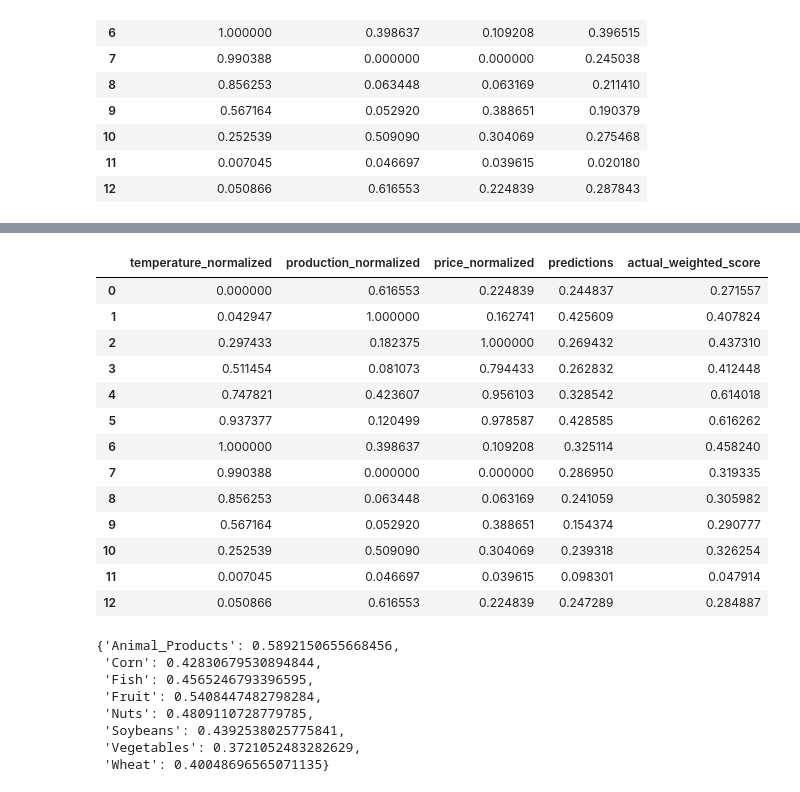
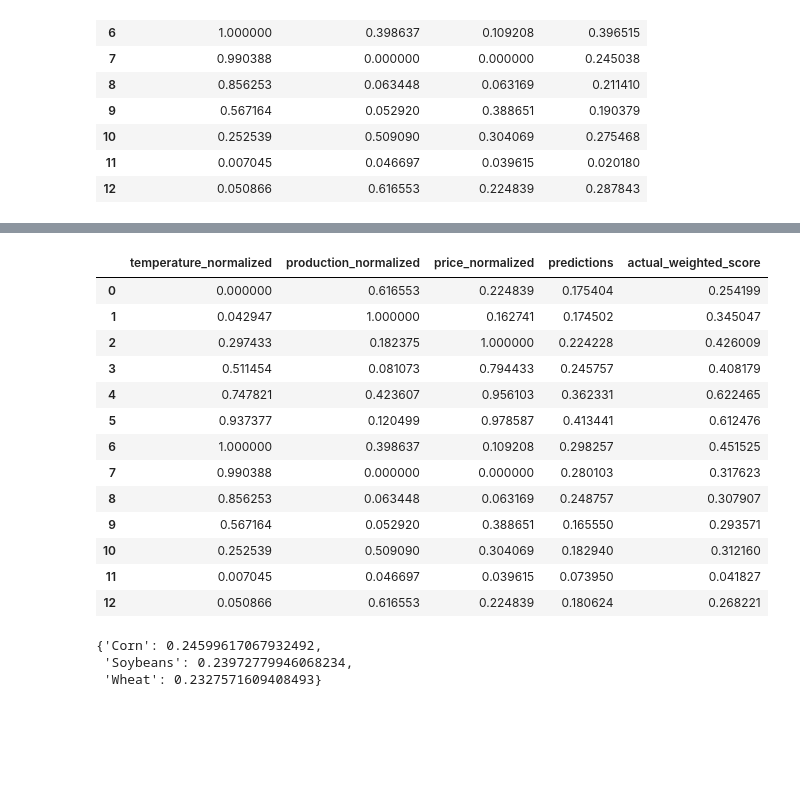
Before and after one commit to bengoh815/maddata2024, a Jupyter notebook: cook.ipynb, the cells around one changed output, grey strips where cells are left out. Drawn from its saved outputs; the diff is of its cells as text; code cells hidden in the pictures; blank space fills up the shorter version.

```diff
--- a/cook.ipynb
+++ b/cook.ipynb
@@ -368,46 +373,42 @@ predictions, y_test
  Name: weighted_score, dtype: float64)
 # %%
-df=load_csv("Wheat.csv")
-for column in df.columns[1:]:
-    df = normalize_column(df, column)
+filename = "Wheat.csv"
 
-df = df.filter(like='_normalized')
+def predict_weighted_score(csv_file):
+    df=load_csv(csv_file)
+    for column in df.columns[1:]:
+        df = normalize_column(df, column)
 
-df["predictions"] = best_rf.predict(df)
-df['actual_weighted_score'] = df.mean(axis=1)
+    df = df.filter(like='_normalized')
 
-df
+    df["predictions"] = best_rf.predict(df)
+    df['actual_weighted_score'] = df.mean(axis=1)
+    return df
+
+df_wheat_weighted = predict_weighted_score(filename)
+df_wheat_weighted
 # %% [output]
 |  | temperature_normalized | production_normalized | price_normalized | predictions | actual_weighted_score |
-| 0 | 0.000000 | 0.616553 | 0.224839 | 0.244837 | 0.271557 |
-| 1 | 0.042947 | 1.000000 | 0.162741 | 0.425609 | 0.407824 |
-| 2 | 0.297433 | 0.182375 | 1.000000 | 0.269432 | 0.437310 |
-| 3 | 0.511454 | 0.081073 | 0.794433 | 0.262832 | 0.412448 |
-| 4 | 0.747821 | 0.423607 | 0.956103 | 0.328542 | 0.614018 |
-| 5 | 0.937377 | 0.120499 | 0.978587 | 0.428585 | 0.616262 |
-| 6 | 1.000000 | 0.398637 | 0.109208 | 0.325114 | 0.458240 |
-| 7 | 0.990388 | 0.000000 | 0.000000 | 0.286950 | 0.319335 |
-| 8 | 0.856253 | 0.063448 | 0.063169 | 0.241059 | 0.305982 |
-| 9 | 0.567164 | 0.052920 | 0.388651 | 0.154374 | 0.290777 |
-| 10 | 0.252539 | 0.509090 | 0.304069 | 0.239318 | 0.326254 |
-| 11 | 0.007045 | 0.046697 | 0.039615 | 0.098301 | 0.047914 |
-| 12 | 0.050866 | 0.616553 | 0.224839 | 0.247289 | 0.284887 |
+| 0 | 0.000000 | 0.616553 | 0.224839 | 0.175404 | 0.254199 |
+| 1 | 0.042947 | 1.000000 | 0.162741 | 0.174502 | 0.345047 |
+| 2 | 0.297433 | 0.182375 | 1.000000 | 0.224228 | 0.426009 |
+| 3 | 0.511454 | 0.081073 | 0.794433 | 0.245757 | 0.408179 |
+| 4 | 0.747821 | 0.423607 | 0.956103 | 0.362331 | 0.622465 |
+| 5 | 0.937377 | 0.120499 | 0.978587 | 0.413441 | 0.612476 |
+| 6 | 1.000000 | 0.398637 | 0.109208 | 0.298257 | 0.451525 |
+| 7 | 0.990388 | 0.000000 | 0.000000 | 0.280103 | 0.317623 |
+| 8 | 0.856253 | 0.063448 | 0.063169 | 0.248757 | 0.307907 |
+| 9 | 0.567164 | 0.052920 | 0.388651 | 0.165550 | 0.293571 |
+| 10 | 0.252539 | 0.509090 | 0.304069 | 0.182940 | 0.312160 |
+| 11 | 0.007045 | 0.046697 | 0.039615 | 0.073950 | 0.041827 |
+| 12 | 0.050866 | 0.616553 | 0.224839 | 0.180624 | 0.268221 |
 # %%
 AvgWeighted = {}
-for csv in ["Animal_Products.csv", "Corn.csv", "Fish.csv", "Fruit.csv", "Nuts.csv", "Soybeans.csv", "Vegetables.csv", "Wheat.csv"]:
-    df=load_csv(csv)
-    for column in df.columns[1:]:
-        df = normalize_column(df, column)
-    df = df.filter(like='_normalized')
-    df['weighted_score'] = df.mean(axis=1)
-    AvgWeighted[csv[:-4]] = df['weighted_score'].mean()
+for csv in ["Corn.csv", "Soybeans.csv", "Wheat.csv"]:#"Animal_Products.csv", "Corn.csv", "Fish.csv", "Fruit.csv", "Nuts.csv", "Soybeans.csv", "Vegetables.csv", "Wheat.csv"]:
+    df_modeled = predict_weighted_score(csv)
+    AvgWeighted[csv[:-4]] = df_modeled['predictions'].mean()
 AvgWeighted
 # %% [output]
-{'Animal_Products': 0.5892150655668456,
- 'Corn': 0.42830679530894844,
- 'Fish': 0.4565246793396595,
- 'Fruit': 0.5408447482798284,
- 'Nuts': 0.4809110728779785,
- 'Soybeans': 0.4392538025775841,
- 'Vegetables': 0.3721052483282629,
- 'Wheat': 0.40048696565071135}
+{'Corn': 0.24599617067932492,
+ 'Soybeans': 0.23972779946068234,
+ 'Wheat': 0.2327571609408493}
```
Also changed, not shown: parts of 9 cells of this notebook.
